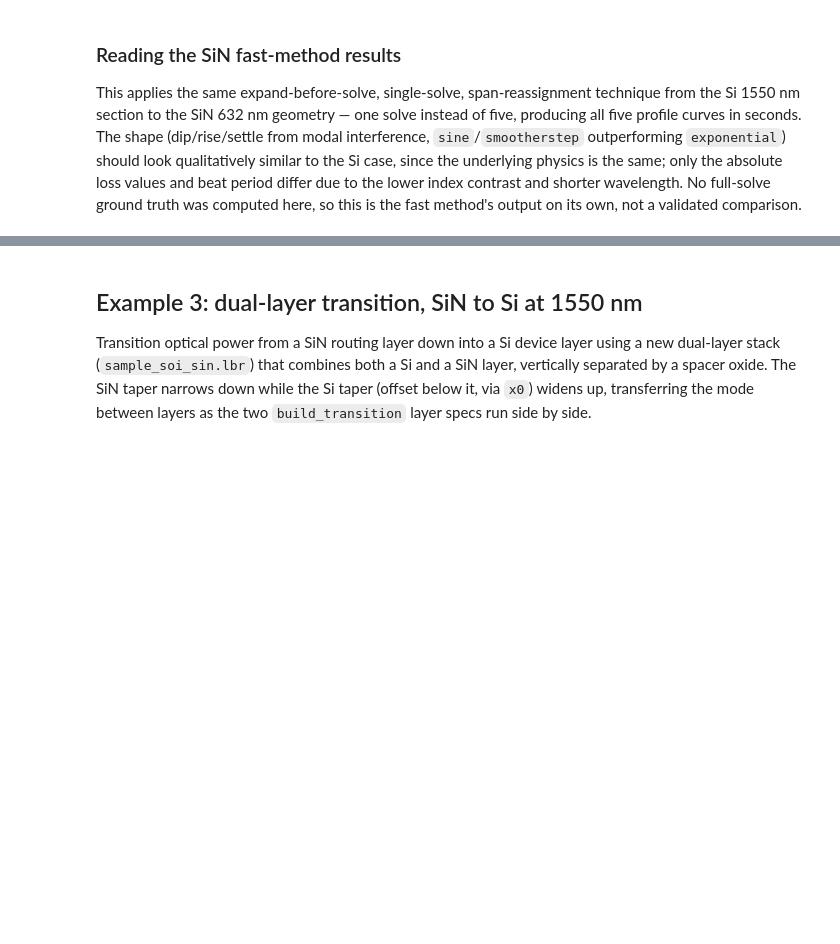
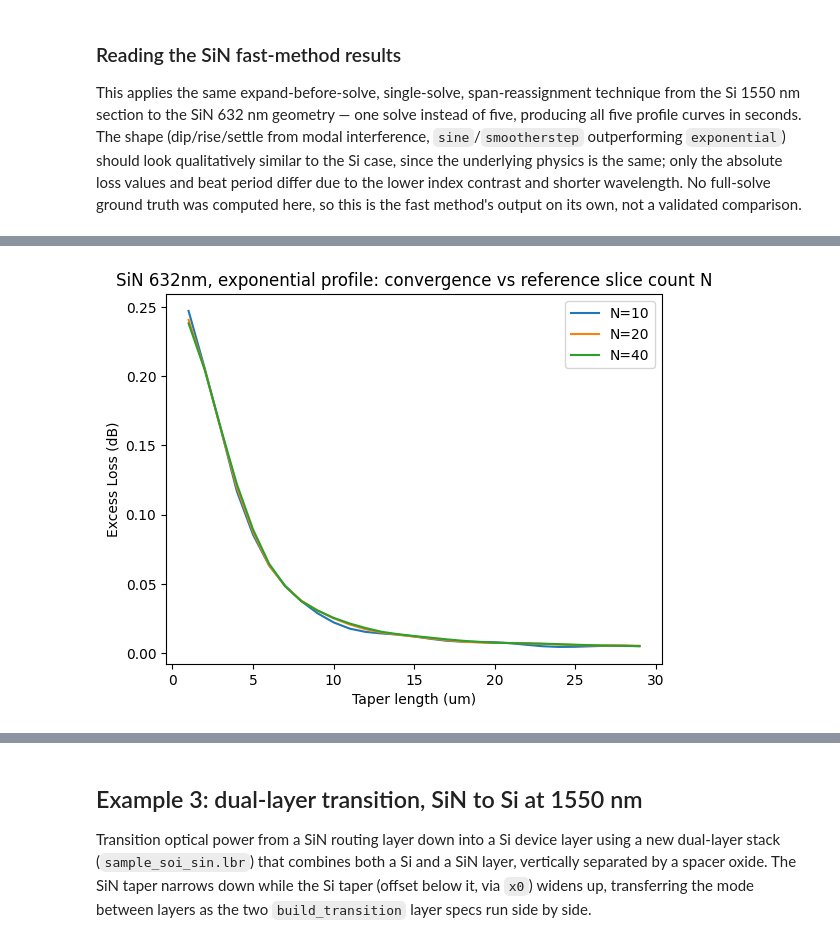
Before and after one commit to Arka-noid/lumerical_simulations, a Jupyter notebook: notebooks/components/transitions/TransitionDesign.ipynb, the cells around one changed output, grey strips where cells are left out. Drawn from its saved outputs; the diff is of its cells as text; code cells hidden in the pictures; blank space fills up the shorter version.

Commit message:
Add N-convergence benchmark for fast profile method (SiN, exponential profile)

```diff
--- a/notebooks/components/transitions/TransitionDesign.ipynb
+++ b/notebooks/components/transitions/TransitionDesign.ipynb
@@ -482,0 +493,21 @@ method's output on its own, not a validated comparison.
+# %%
+wi, wf = sin_ref_taper[0]["wi"], sin_ref_taper[0]["wf"]
+n_values = [10, 20, 40]
+exponential_by_n = {}
+
+for n in n_values:
+    backend.clear_geometry()
+    backend.load_layer_stack(STACK_DATA_DIR / "sample_sin.lbr", size=[100, 20, None])
+
+    n_ref_taper = [{"layer": "WG", "wi": wi, "wf": wf, "length": n, "extension": (2, 2), "profile": "linear"}]
+    partial(build_transition, layers=n_ref_taper, wavelength=0.632)(backend)  # layout mode - do not run_eme yet
+
+    n_cell_range = backend.expand_eme_cell_group(2)  # expand before solving, N subcells = n
+    backend.run_eme(f"sin_transition_632nm_cvcs_reference_n{n}.lms")  # single solve for these N slices
+
+    losses = []
+    for length in lengths_sin:
+        subcell_lengths = lengths_for_profile("exponential", wi, wf, length, n)
+        set_eme_group_lengths(backend, n_cell_range, subcell_lengths)
+        losses.append(compute_excess_loss(backend))
+    exponential_by_n[n] = np.array(losses)
@@ -482,0 +527,11 @@ method's output on its own, not a validated comparison.
+# %%
+plt.figure()
+for n, loss in exponential_by_n.items():
+    plt.plot(lengths_sin, loss, label=f"N={n}")
+plt.xlabel("Taper length (um)")
+plt.ylabel("Excess Loss (dB)")
+plt.title("SiN 632nm, exponential profile: convergence vs reference slice count N")
+plt.legend()
+plt.show()
+# %% [output]
+[figure, added]
```
Also changed, not shown: parts of 4 cells of this notebook.
